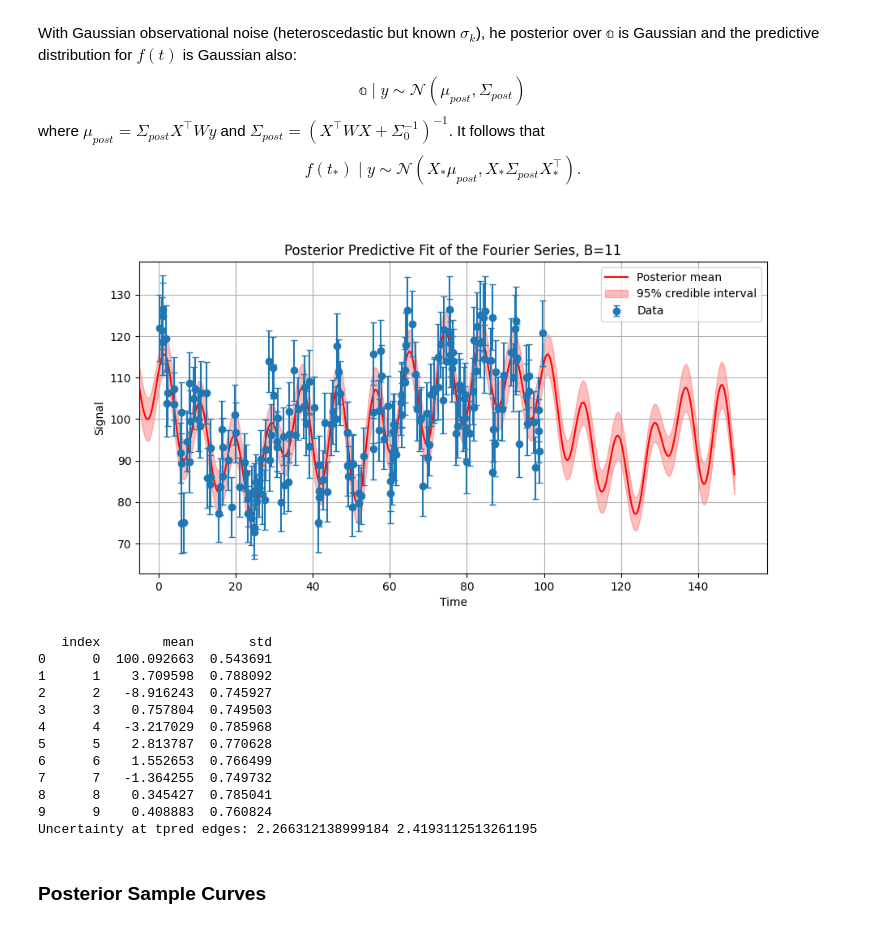
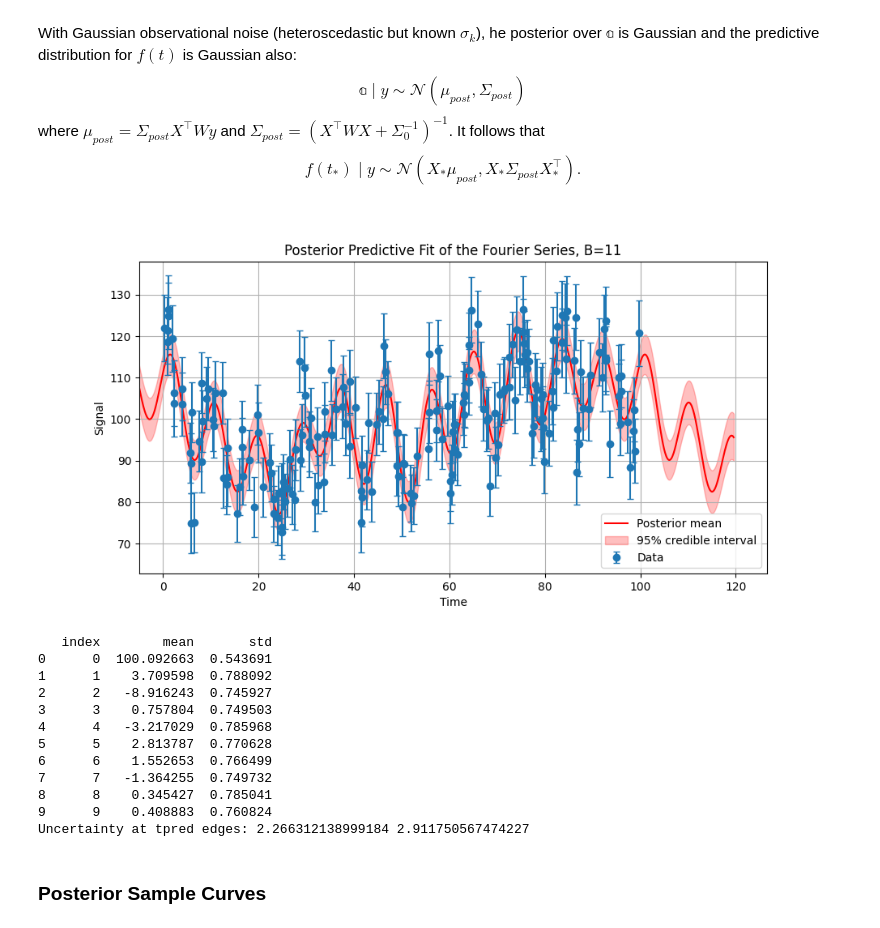
Before and after one commit to dchen10Git/astr-210-final-project, a Jupyter notebook: Project_Fourier_Draft4.ipynb, the cells around one changed output. Saved outputs shown, nothing was run; the diff lists cells and outputs as text; code cells hidden in the pictures.

```diff
--- a/Project_Fourier_Draft4.ipynb
+++ b/Project_Fourier_Draft4.ipynb
@@ -445,29 +445,29 @@ mu_post = Sigma_post @ XTW_y
 # %%
 # Predictive mean
 tpred = np.linspace(t.min() - 0.2*(t.max()-t.min()),
-                    t.max() + 0.5*(t.max()-t.min()), 2000)
+                    t.max() + 0.2*(t.max()-t.min()), 2000)
 
 Xpred = build_design_matrix(tpred, B, T)
 fmean = Xpred @ mu_post
 fvar = np.sum((Xpred @ Sigma_post) * Xpred, axis=1)   # diag(X Sigma X^T)
 fstd = np.sqrt(fvar)
 
 cred_level = 0.95
 z = norm.ppf(0.5 + cred_level/2) # two sided z score
 
 # Plot posterior mean
 plt.figure(figsize=(10,5))
 plt.plot(tpred, fmean, 'r-', label='Posterior mean')
 plt.fill_between(tpred, fmean - 1.96*fstd, fmean + 1.96*fstd, color='r', alpha=0.25,
                  label='95% credible interval')
 plt.errorbar(t, signal, yerr=sigma, fmt='o', capsize=3, label='Data')
 plt.xlabel('Time')
 plt.ylabel('Signal')
 plt.title(f'Posterior Predictive Fit of the Fourier Series, B={B}')
 plt.xlim(-5)
 plt.legend(); plt.grid(True); plt.show()
 # %% [output]
-[figure, old version]
+[figure, new version]
 # %%
 # just for visualization ;)
 
@@ -492,7 +492,7 @@ print("Uncertainty at tpred edges:", fstd[0], fstd[-1])
 7      7   -1.364255  0.749732
 8      8    0.345427  0.785041
 9      9    0.408883  0.760824
-Uncertainty at tpred edges: 2.266312138999184 2.4193112513261195
+Uncertainty at tpred edges: 2.266312138999184 2.911750567474227
 # %% [markdown]
 ### Posterior Sample Curves
 # %%
```
Also changed, not shown: parts of 1 cell of this notebook, 1 other file.
